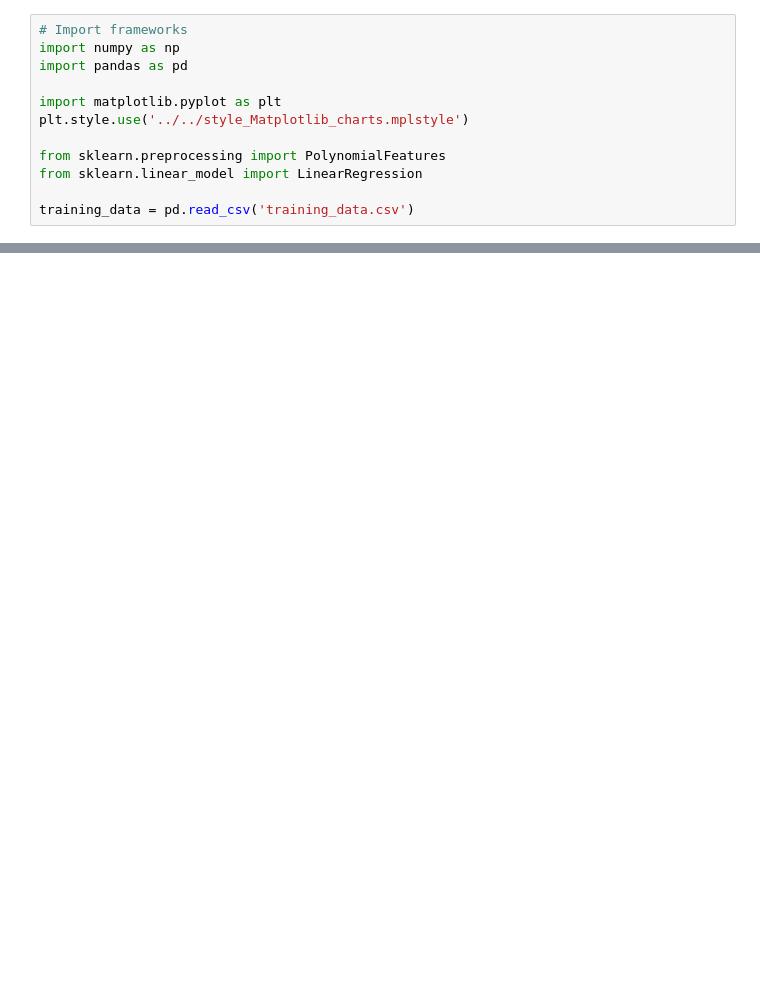
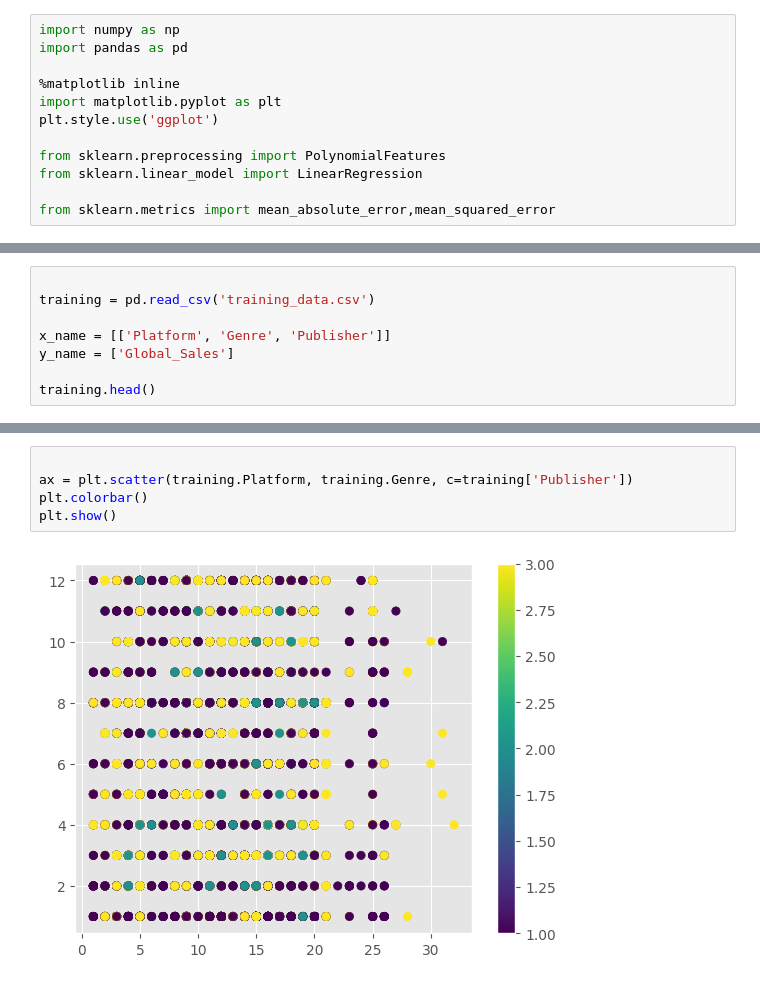
Before and after one commit to TempeHS/2026SE_MLOPStask_Zoe.R, a Jupyter notebook: 2.Model_Development/2.3.Model_Training/model_training_tests.ipynb, the cells around one changed output, grey strips where cells are left out. Saved outputs shown, nothing was run; the diff lists cells and outputs as text; blank space fills up the shorter version.

Commit message:
Fixed issue wih the data setup for the graphs. Committing before I mess sometihng else up.

```diff
--- a/2.Model_Development/2.3.Model_Training/model_training_tests.ipynb
+++ b/2.Model_Development/2.3.Model_Training/model_training_tests.ipynb
@@ -1,12 +1,12 @@
 # %%
-# Import frameworks
 import numpy as np
 import pandas as pd
 
+%matplotlib inline
 import matplotlib.pyplot as plt
-plt.style.use('../../style_Matplotlib_charts.mplstyle')
+plt.style.use('ggplot')
 
 from sklearn.preprocessing import PolynomialFeatures
 from sklearn.linear_model import LinearRegression
 
-training_data = pd.read_csv('training_data.csv')
+from sklearn.metrics import mean_absolute_error,mean_squared_error
@@ -35,0 +13,8 @@ ValueError: X has 3 features, but LinearRegression is expecting 19 features as i
+# %%
+
+training = pd.read_csv('training_data.csv')
+
+x_name = [['Platform', 'Genre', 'Publisher']]
+y_name = ['Global_Sales']
+
+training.head()
@@ -35,0 +28,7 @@ ValueError: X has 3 features, but LinearRegression is expecting 19 features as i
+# %%
+
+ax = plt.scatter(training.Platform, training.Genre, c=training['Publisher'])
+plt.colorbar()
+plt.show()
+# %% [output]
+[figure, added]
```
Also changed, not shown: parts of 4 cells of this notebook, 3 other files.
